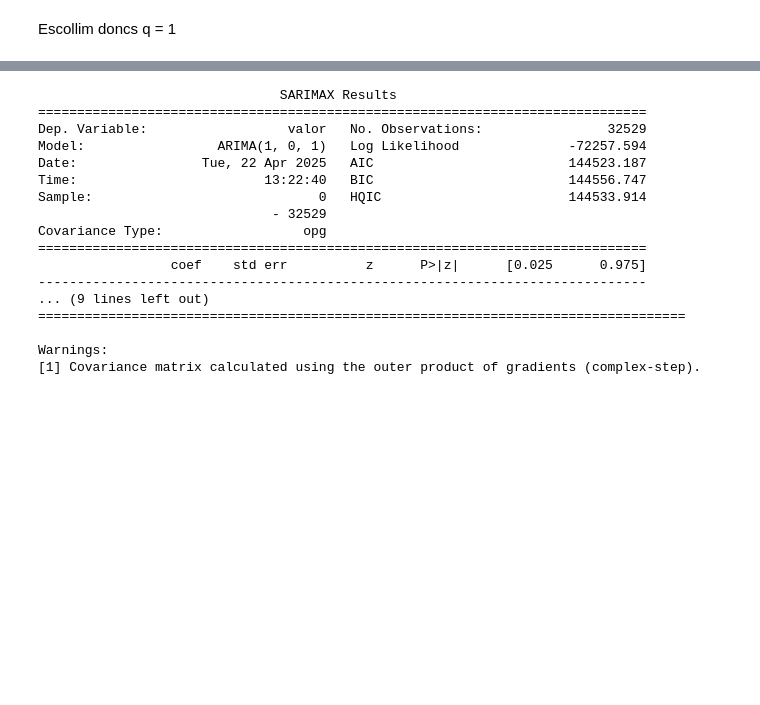
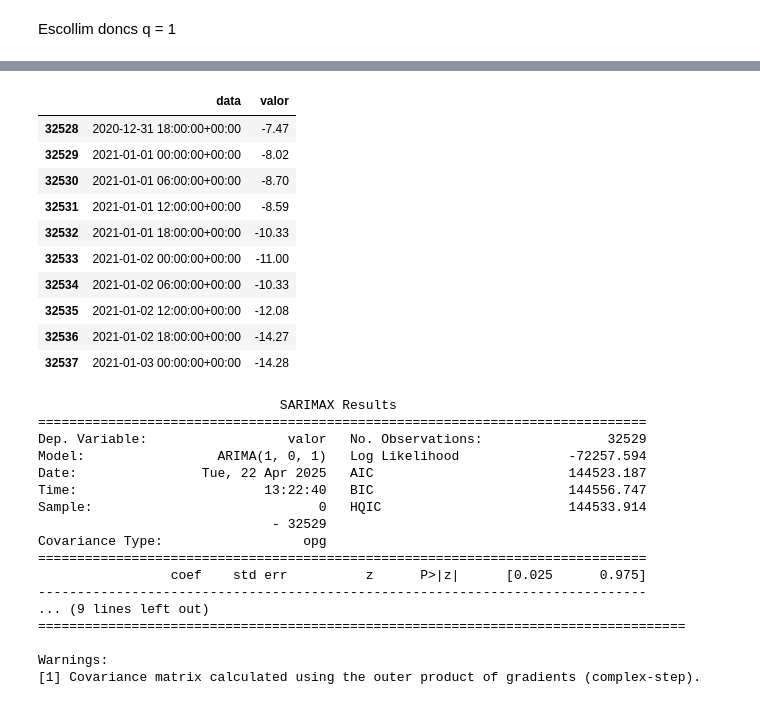
Before and after one commit to Paurro/TFM_SCM_Temperature_Forecasting_ML, a Jupyter notebook: models_prediccio/forecast_primers_casos/arima_model.ipynb, the cells around one changed output, grey strips where cells are left out. Cells and saved outputs as stored; diff of their text form; code cells hidden in the pictures; blank space fills up the shorter version.

```diff
--- a/models_prediccio/forecast_primers_casos/arima_model.ipynb
+++ b/models_prediccio/forecast_primers_casos/arima_model.ipynb
@@ -176,4 +176,4 @@ data_train = data[data['data'] <= data_tall1]
 # data_train.index = pd.to_datetime(data_train.index)
 
 # Assignem el conjunt de test
-data_test = data[data['data'] > data_tall2]
+data_test = data[data['data'] >= data_tall2]
@@ -272,7 +280,7 @@ q = 1
 
 # Afegim p dades del conjunt de train al conjunt de test per iniciar la predicció
 data_test = pd.concat([data_train[-p:], data_test])
-data_test = data_test['data'].sort_values()
+data_test['data'].sort_values()
 
 data_test.head(10)
 # %% [output]
@@ -290,3 +287,14 @@ Name: data, dtype: datetime64[ns, UTC]
+|  | data | valor |
+| 32528 | 2020-12-31 18:00:00+00:00 | -7.47 |
+| 32529 | 2021-01-01 00:00:00+00:00 | -8.02 |
+| 32530 | 2021-01-01 06:00:00+00:00 | -8.70 |
+| 32531 | 2021-01-01 12:00:00+00:00 | -8.59 |
+| 32532 | 2021-01-01 18:00:00+00:00 | -10.33 |
+| 32533 | 2021-01-02 00:00:00+00:00 | -11.00 |
+| 32534 | 2021-01-02 06:00:00+00:00 | -10.33 |
+| 32535 | 2021-01-02 12:00:00+00:00 | -12.08 |
+| 32536 | 2021-01-02 18:00:00+00:00 | -14.27 |
+| 32537 | 2021-01-03 00:00:00+00:00 | -14.28 |
 # %%
 # Creem el model ARIMA
 model = ARIMA(data_train['valor'], order=(p, d, q))
```
Also changed, not shown: parts of 5 cells of this notebook.
